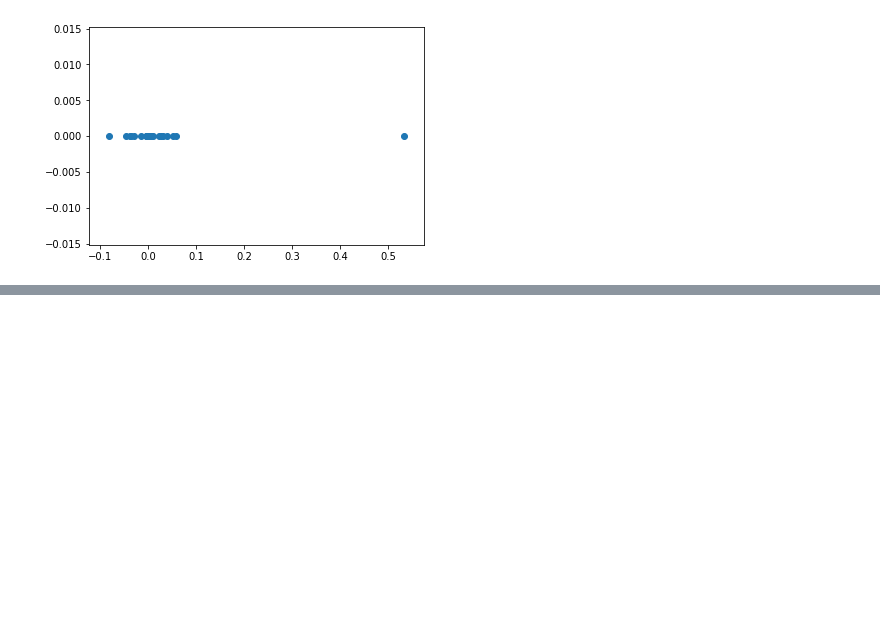
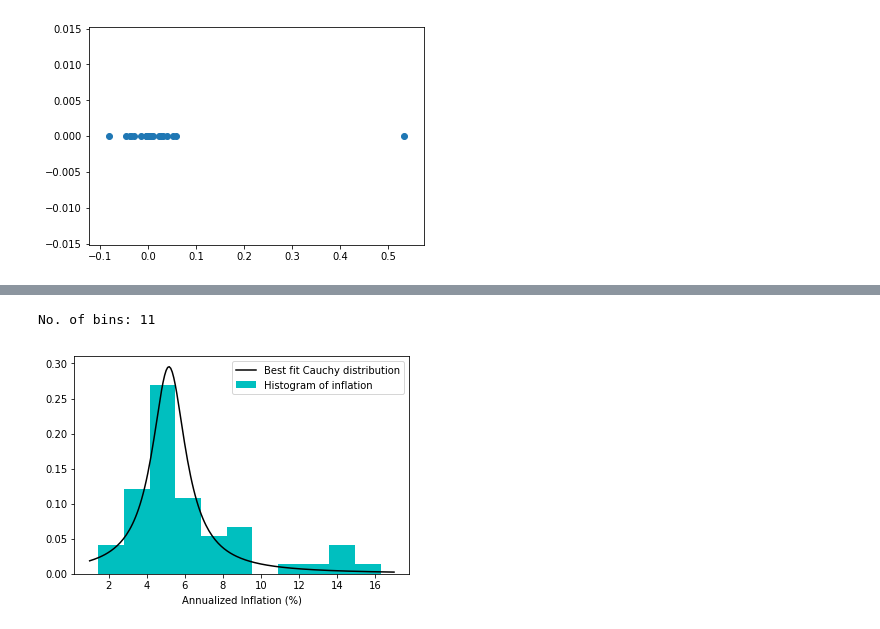
Before and after one commit to RahulMaroju/Consumer-Price-Index-Analysis-in-India, a Jupyter notebook: cpi_test.ipynb, the cells around one changed output, grey strips where cells are left out. Saved outputs shown, nothing was run; the diff lists cells and outputs as text; code cells hidden in the pictures; blank space fills up the shorter version.

```diff
--- a/cpi_test.ipynb
+++ b/cpi_test.ipynb
@@ -445,0 +486,10 @@ kmeans_grad=KMeans
+# %%
+#Annual inflation analysis
+n=np.size(gi_total)    #No. of data points of the general index
+inflation_gi=np.empty(n)
+for i in range(n):
+    if i<12:
+        inflation_gi[i]=100*(gi_total[i]/100-1)
+    else:
+        inflation_gi[i]=100*(gi_total[i]/gi_total[i-12]-1)
+print inflation_gi
@@ -445,0 +512,15 @@ kmeans_grad=KMeans
+# %%
+loc_inflation_gi, scale_inflation_gi=stats.cauchy.fit(inflation_gi)[:2]
+inflation_gi_bins=np.histogram(inflation_gi, bins='auto')
+print 'No. of bins:', np.size(inflation_gi_bins[0])
+plt.hist(inflation_gi, bins=np.size(inflation_gi_bins[0]), normed=True, color='c')
+
+inflation_range=np.linspace(1, 17, 200)
+plt.plot(inflation_range, stats.cauchy.pdf(inflation_range, loc_inflation_gi, scale_inflation_gi), 'k')
+#plt.title('Fitting the inflation with a Cauchy distribution')
+plt.xlabel('Annualized Inflation (%)')
+plt.legend(['Best fit Cauchy distribution', 'Histogram of inflation'])
+plt.show()
+# %% [output]
+No. of bins: 11
+[figure, added]
```
Also changed, not shown: parts of 4 cells of this notebook, 1 other file.
